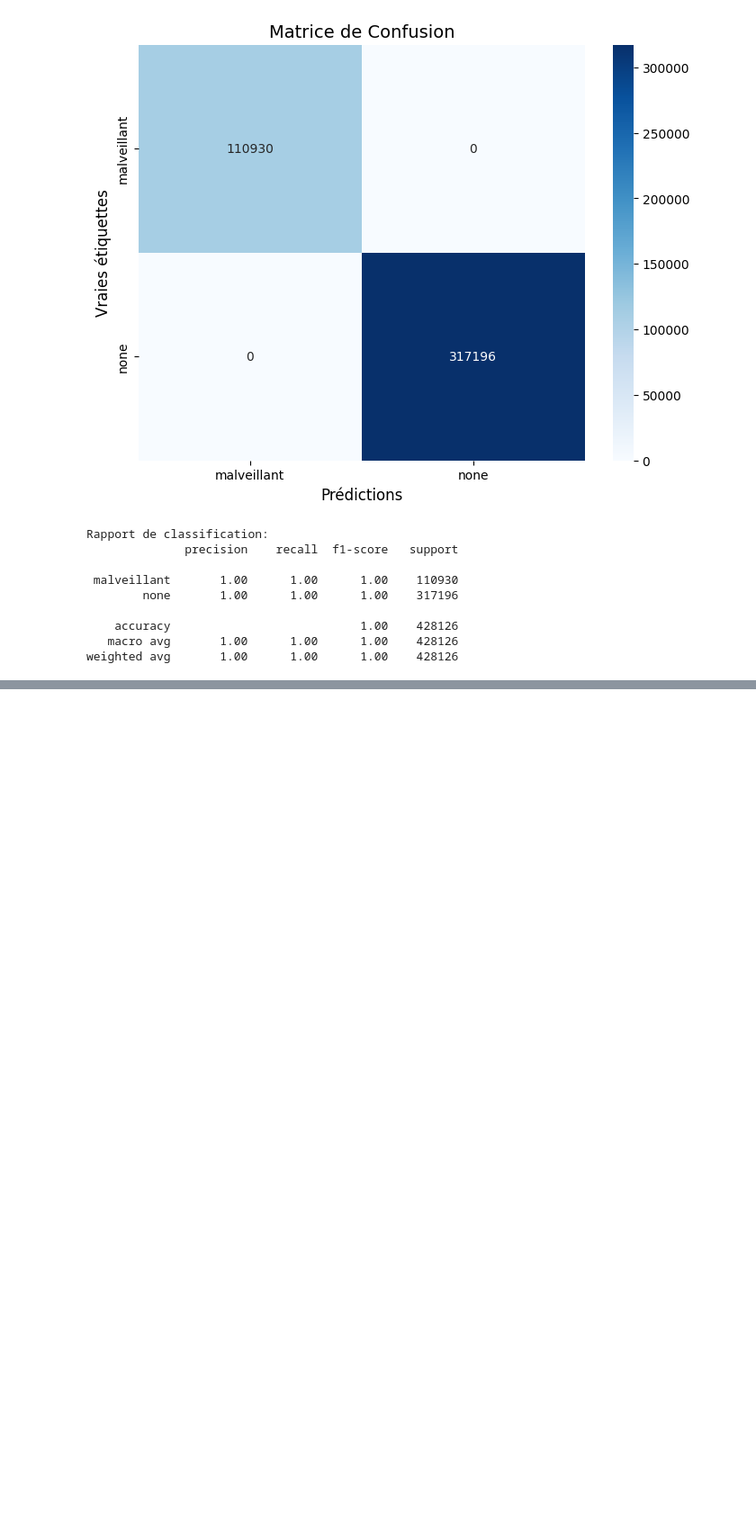
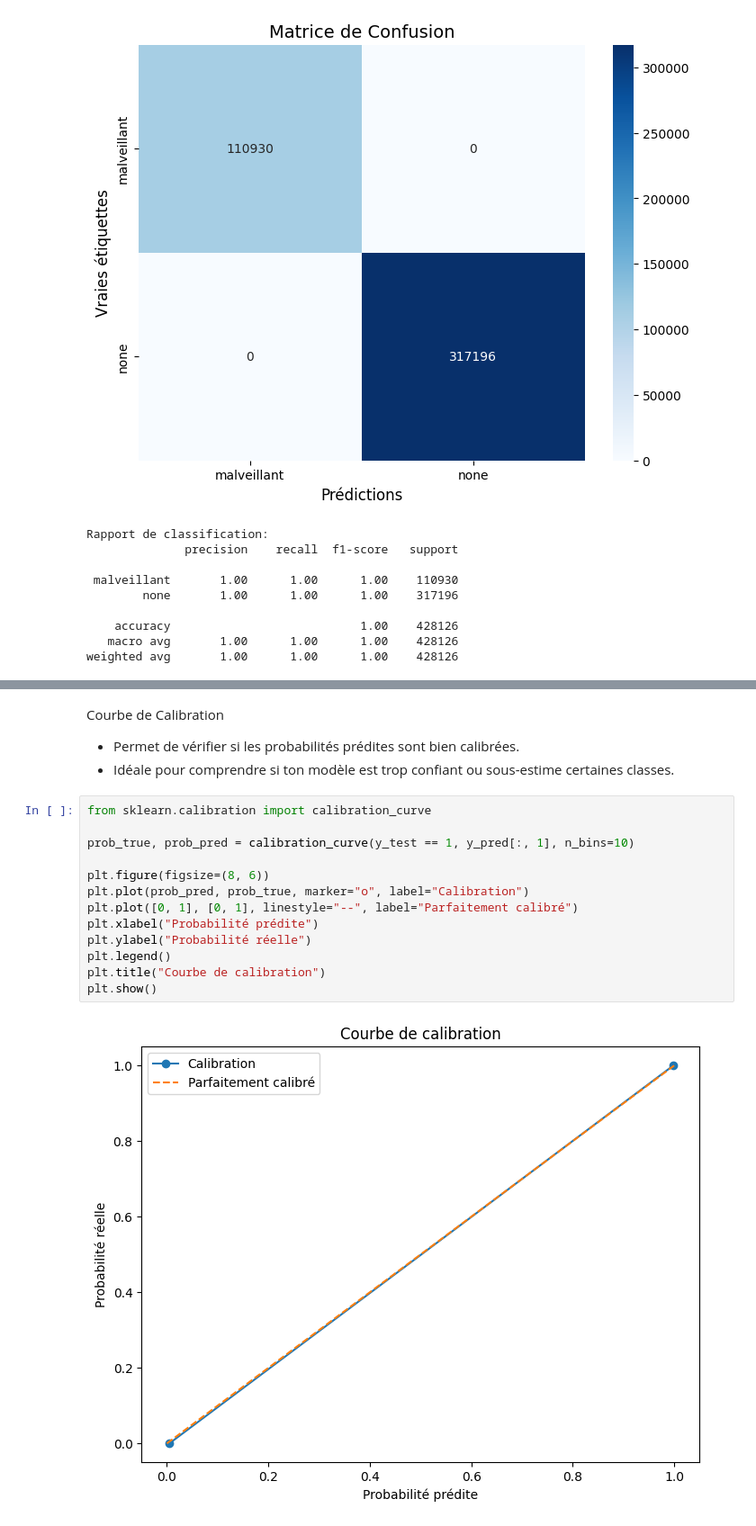
Before and after one commit to LeNonante/Logniscient, a Jupyter notebook: Model/Models.ipynb, the cells around one changed output, grey strips where cells are left out. Shown at 90% size. Cells and saved outputs as stored; diff of their text form; blank space fills up the shorter version.

```diff
--- a/Model/Models.ipynb
+++ b/Model/Models.ipynb
@@ -315,0 +335,19 @@ weighted avg       1.00      1.00      1.00    428126
+# %% [markdown]
+Courbe de Calibration
+- Permet de vérifier si les probabilités prédites sont bien calibrées.
+- Idéale pour comprendre si ton modèle est trop confiant ou sous-estime certaines classes.
+# %%
+from sklearn.calibration import calibration_curve
+
+prob_true, prob_pred = calibration_curve(y_test == 1, y_pred[:, 1], n_bins=10)
+
+plt.figure(figsize=(8, 6))
+plt.plot(prob_pred, prob_true, marker="o", label="Calibration")
+plt.plot([0, 1], [0, 1], linestyle="--", label="Parfaitement calibré")
+plt.xlabel("Probabilité prédite")
+plt.ylabel("Probabilité réelle")
+plt.legend()
+plt.title("Courbe de calibration")
+plt.show()
+# %% [output]
+[figure, added]
```
Also changed, not shown: parts of 14 cells of this notebook, 1 other file.
